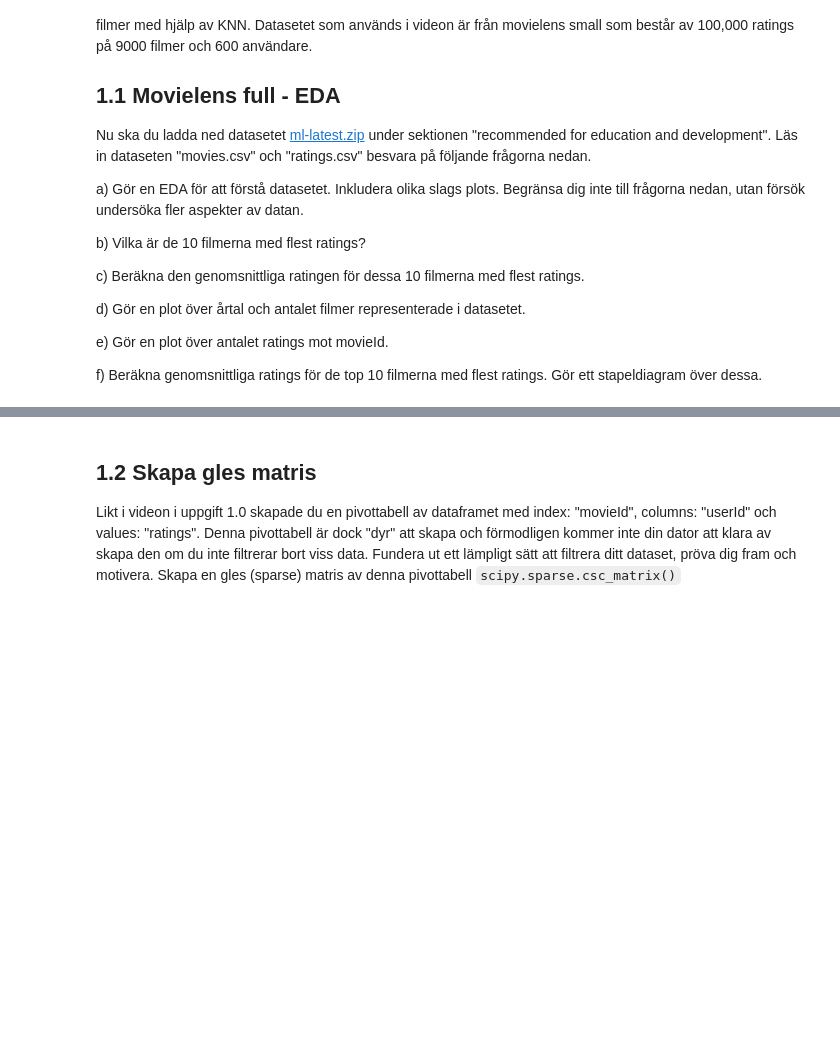
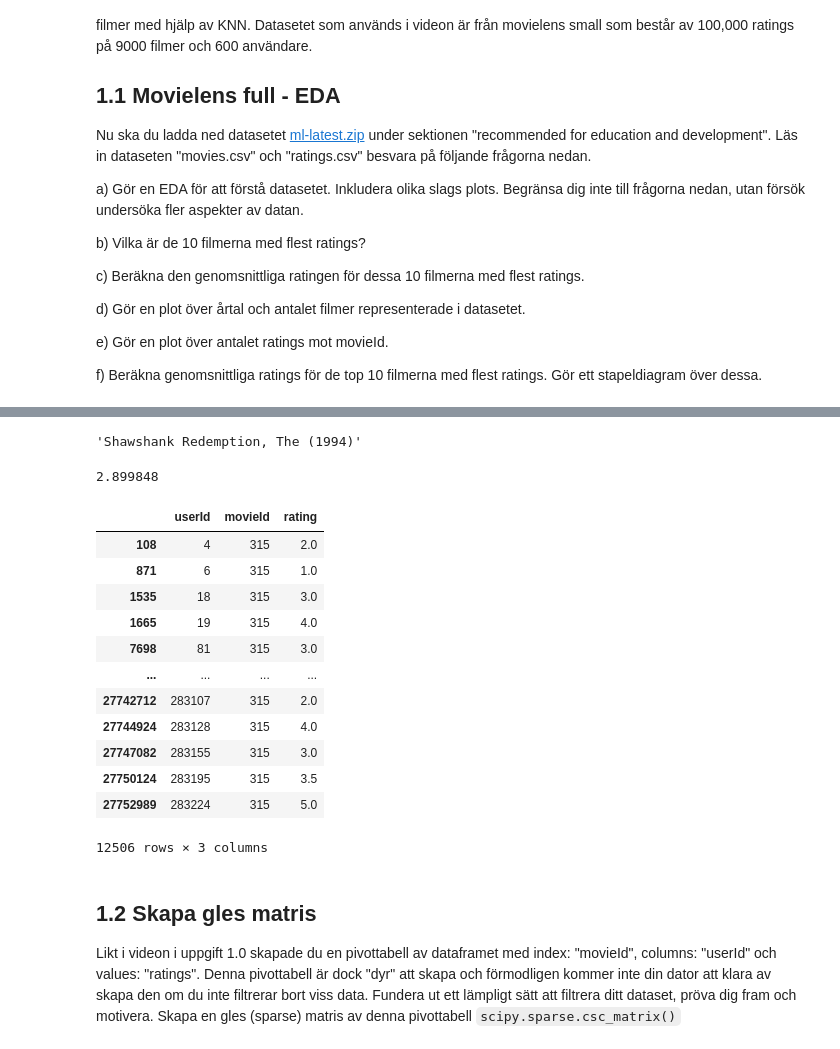
Before and after one commit to wlinds/ITHS-AI22-ML, a Jupyter notebook: Labb/ml-recommender.ipynb, the cells around one changed output, grey strips where cells are left out. Drawn from its saved outputs; the diff is of its cells as text; code cells hidden in the pictures; blank space fills up the shorter version.

```diff
--- a/Labb/ml-recommender.ipynb
+++ b/Labb/ml-recommender.ipynb
@@ -32,3 +233,29 @@ f) Beräkna genomsnittliga ratings för de top 10 filmerna med flest ratings. G
+# %%
+df_movies['title'][315]
+# %% [output]
+'Shawshank Redemption, The (1994)'
+# %%
+muvee = df_ratings.loc[df_ratings['movieId'] == 315]
+
+muvee['rating'].mean()
+# %% [output]
+2.899848
+# %%
+muvee
+# %% [output]
+|  | userId | movieId | rating |
+| 108 | 4 | 315 | 2.0 |
+| 871 | 6 | 315 | 1.0 |
+| 1535 | 18 | 315 | 3.0 |
+| 1665 | 19 | 315 | 4.0 |
+| 7698 | 81 | 315 | 3.0 |
+| ... | ... | ... | ... |
+| 27742712 | 283107 | 315 | 2.0 |
+| 27744924 | 283128 | 315 | 4.0 |
+| 27747082 | 283155 | 315 | 3.0 |
+| 27750124 | 283195 | 315 | 3.5 |
+| 27752989 | 283224 | 315 | 5.0 |
+12506 rows × 3 columns
 # %% [markdown]
 ## 1.2 Skapa gles matris
 
```
Also changed, not shown: parts of 12 cells of this notebook.
